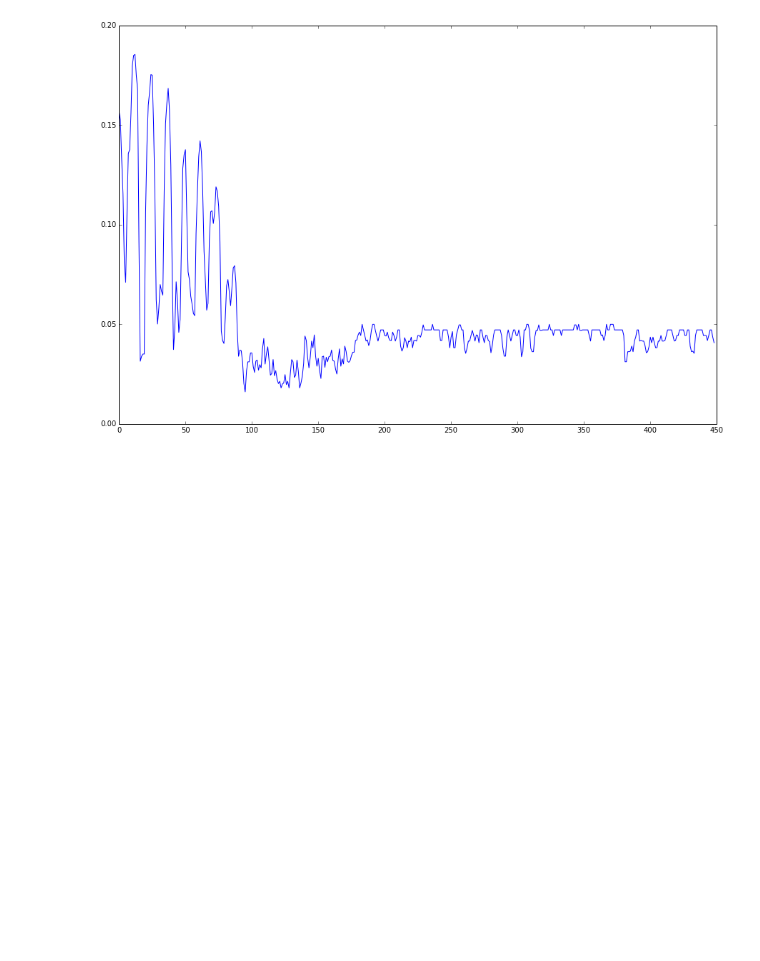
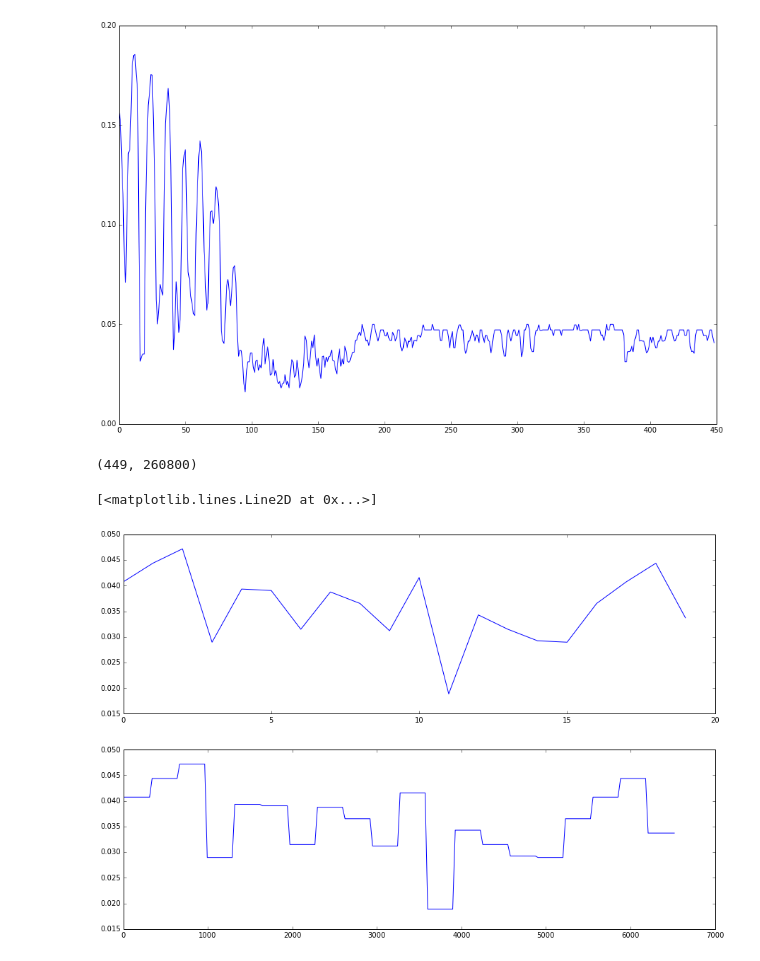
Before and after one commit to amygdalama/furrier-transform, a Jupyter notebook: furrier-transform.ipynb, the cells around one changed output. Drawn from its saved outputs; the diff is of its cells as text; code cells hidden in the pictures; blank space fills up the shorter version.

```diff
--- a/furrier-transform.ipynb
+++ b/furrier-transform.ipynb
@@ -114,3 +118,19 @@ phi = np.random.rand(num_rows)*2*np.pi
 f = np.matrix(f)
 t = np.matrix(t)
 f = f.transpose()
+# %%
+a = np.zeros((num_rows, num_samples))
+for i in range(num_rows):
+    X, Y = lerp(np.arange(num_cols), lum_spectrogram[i], nx=SAMPLES_PER_WINDOW, nBlend=15)
+    a[i] = Y
+a.shape
+# %% [output]
+(449, 260800)
+# %%
+plt.subplot(2, 1, 1)
+plt.plot(lum_spectrogram[0,:20])
+plt.subplot(2, 1, 2)
+plt.plot(a[0,:20*326])
+# %% [output]
+[<matplotlib.lines.Line2D at 0x...>]
+[figure, added]
```
Also changed, not shown: parts of 15 cells of this notebook, 9 other files.
